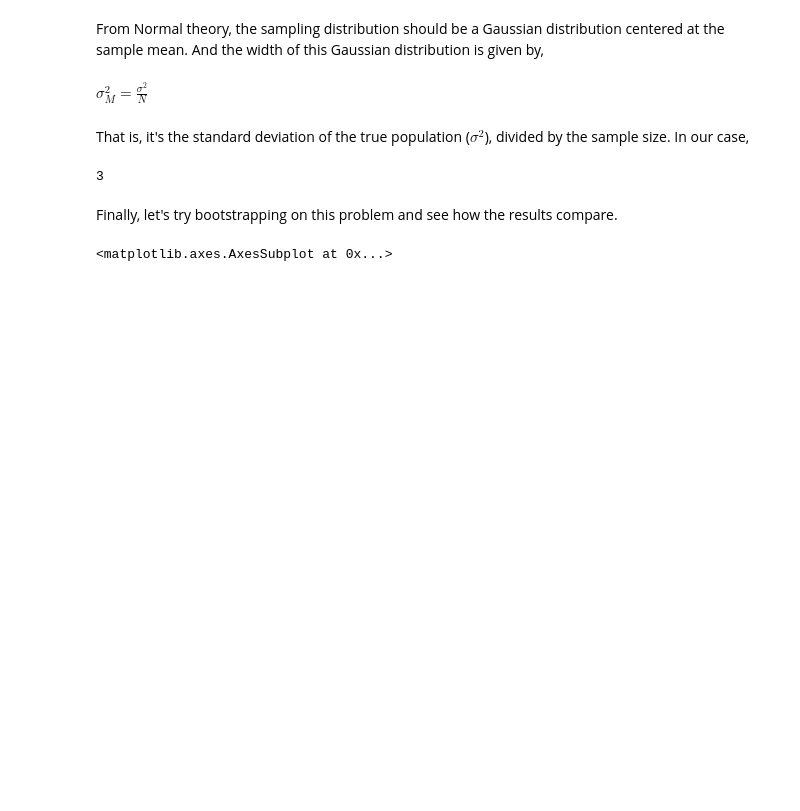
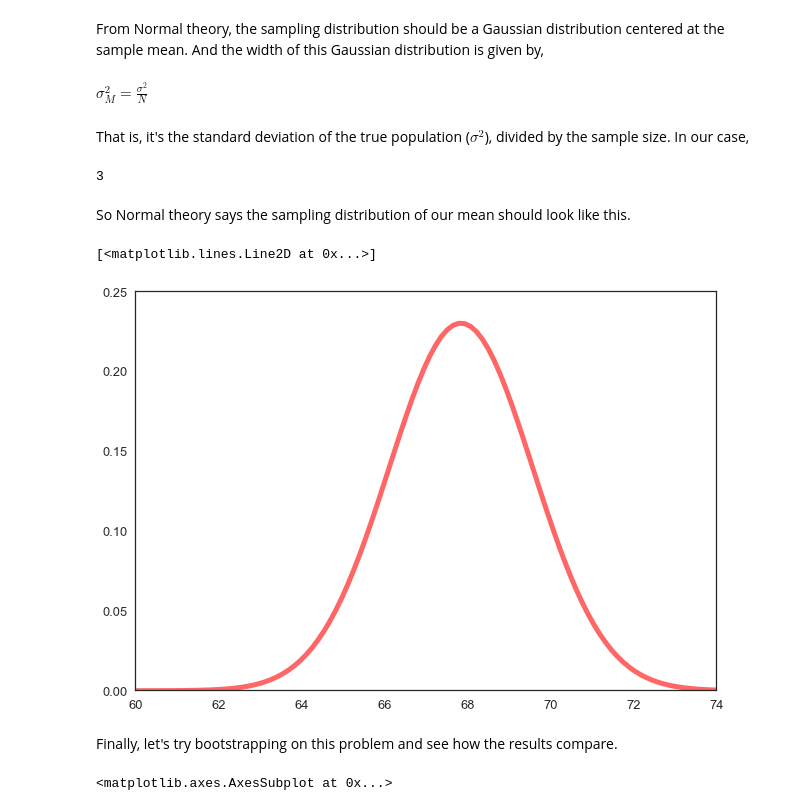
Before and after one commit to keeganhines/computationalStatistics, a Jupyter notebook: Bootstrapping.ipynb, the cells around one changed output. Saved outputs shown, nothing was run; the diff lists cells and outputs as text; code cells hidden in the pictures; blank space fills up the shorter version.

```diff
--- a/Bootstrapping.ipynb
+++ b/Bootstrapping.ipynb
@@ -145,6 +151,15 @@ That is, it's the standard deviation of the true population ($\sigma^2$), divide
 (10**2)/30
 # %% [output]
 3
+# %% [markdown]
+So Normal theory says the sampling distribution of our mean should look like this.
+# %%
+from scipy.stats import norm
+x = np.linspace(60, 74, 100)
+plt.plot(x, norm.pdf(x,loc=mean(heightsData),scale=np.sqrt(3)),'r-', lw=5, alpha=0.6)
+# %% [output]
+[<matplotlib.lines.Line2D at 0x...>]
+[figure, added]
 # %% [markdown]
 Finally, let's try bootstrapping on this problem and see how the results compare.
 # %%
```
Also changed, not shown: parts of 24 cells of this notebook, 1 other file.
